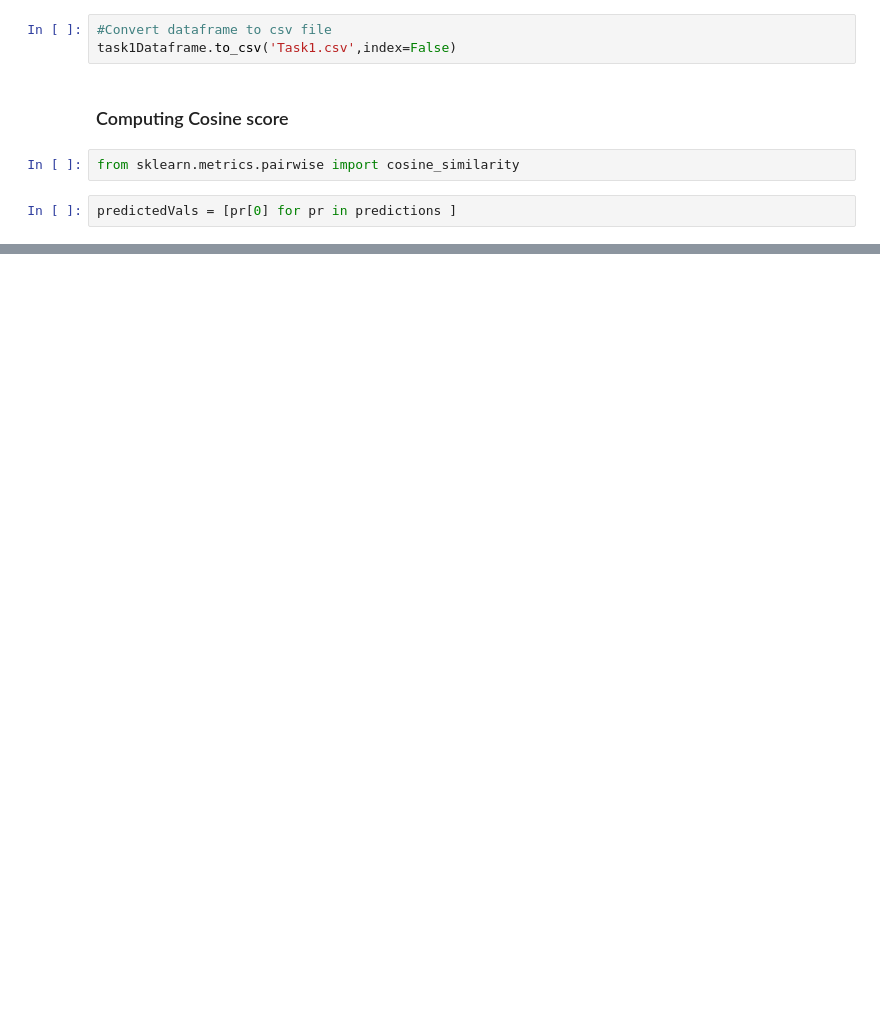
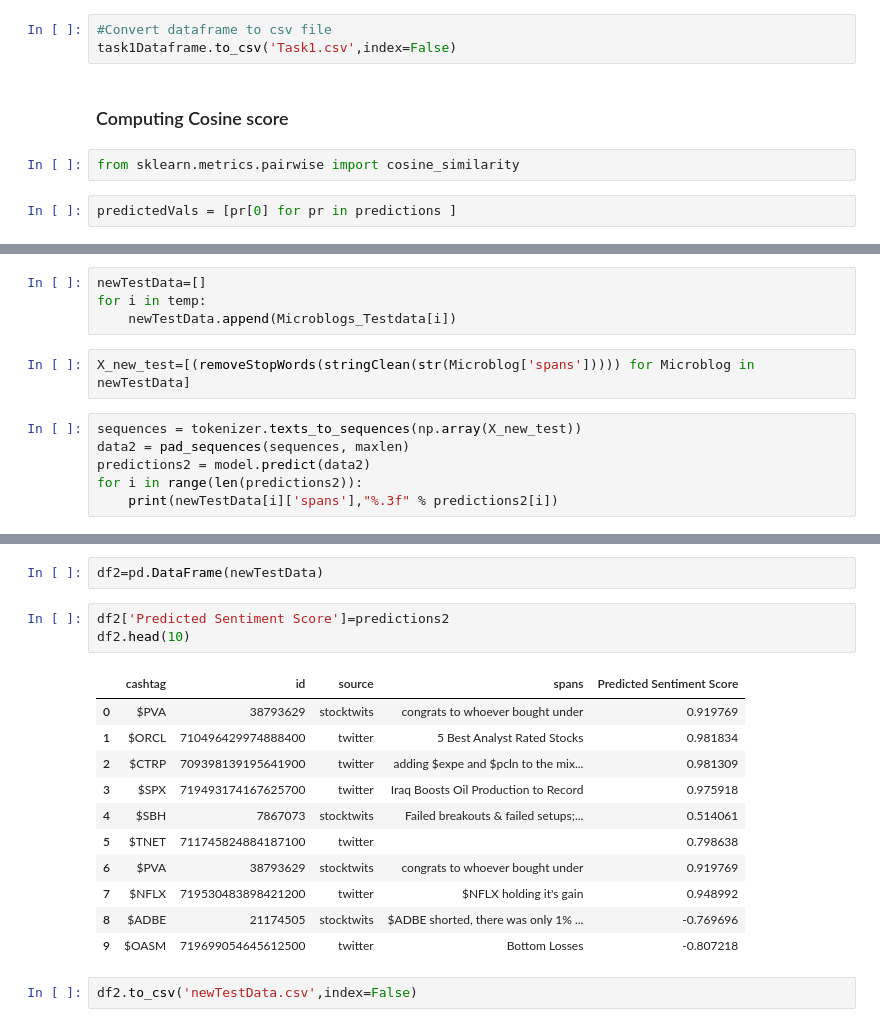
Before and after one commit to raksha592/Sentiment-Analysis-Midterm-Project, a Jupyter notebook: Subtask 1/Sentiment Analysis of Twitter data-training data.ipynb, the cells around one changed output, grey strips where cells are left out. Cells and saved outputs as stored; diff of their text form; blank space fills up the shorter version.

Commit message:
Adding new test data results

```diff
--- a/Subtask 1/Sentiment Analysis of Twitter data-training data.ipynb
+++ b/Subtask 1/Sentiment Analysis of Twitter data-training data.ipynb
@@ -242,0 +226,12 @@ print(similarity)
+# %%
+newTestData=[]
+for i in temp:
+    newTestData.append(Microblogs_Testdata[i])
+# %%
+X_new_test=[(removeStopWords(stringClean(str(Microblog['spans'])))) for Microblog in newTestData]
+# %%
+sequences = tokenizer.texts_to_sequences(np.array(X_new_test))
+data2 = pad_sequences(sequences, maxlen)
+predictions2 = model.predict(data2)
+for i in range(len(predictions2)):
+    print(newTestData[i]['spans'],"%.3f" % predictions2[i])
@@ -242,0 +256,19 @@ print(similarity)
+# %%
+df2=pd.DataFrame(newTestData)
+# %%
+df2['Predicted Sentiment Score']=predictions2
+df2.head(10)
+# %% [output]
+|  | cashtag | id | source | spans | Predicted Sentiment Score |
+| 0 | $PVA | 38793629 | stocktwits | congrats to whoever bought under | 0.919769 |
+| 1 | $ORCL | 710496429974888400 | twitter | 5 Best Analyst Rated Stocks | 0.981834 |
+| 2 | $CTRP | 709398139195641900 | twitter | adding $expe and $pcln to the mix... | 0.981309 |
+| 3 | $SPX | 719493174167625700 | twitter | Iraq Boosts Oil Production to Record | 0.975918 |
+| 4 | $SBH | 7867073 | stocktwits | Failed breakouts & failed setups;... | 0.514061 |
+| 5 | $TNET | 711745824884187100 | twitter |  | 0.798638 |
+| 6 | $PVA | 38793629 | stocktwits | congrats to whoever bought under | 0.919769 |
+| 7 | $NFLX | 719530483898421200 | twitter | $NFLX holding it's gain | 0.948992 |
+| 8 | $ADBE | 21174505 | stocktwits | $ADBE shorted, there was only 1% ... | -0.769696 |
+| 9 | $OASM | 719699054645612500 | twitter | Bottom Losses | -0.807218 |
+# %%
+df2.to_csv('newTestData.csv',index=False)
```
Also changed, not shown: parts of 10 cells of this notebook, 2 other files.
